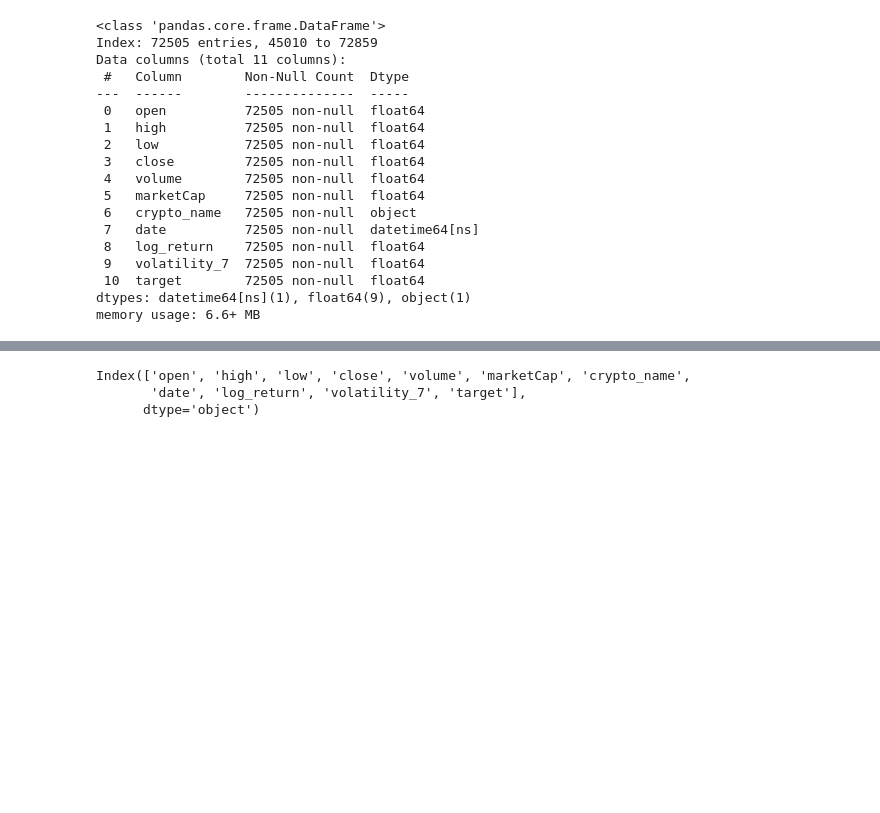
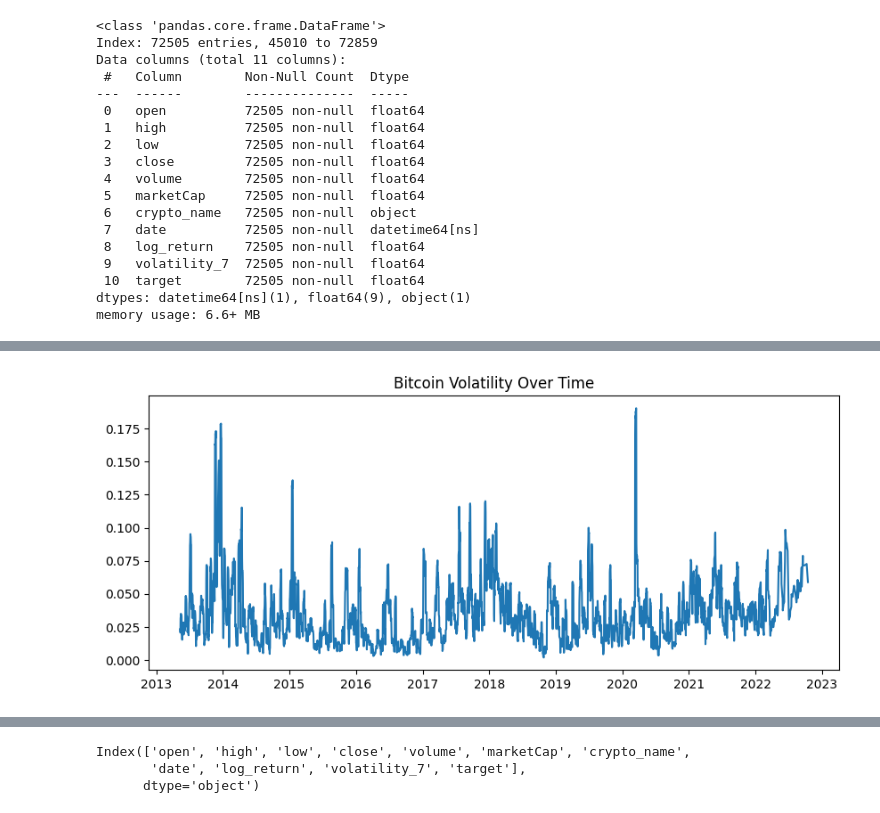
Before and after one commit to ShashikanthKungulwar/cryptocurrency-volatility, a Jupyter notebook: model_.ipynb, the cells around one changed output, grey strips where cells are left out. Cells and saved outputs as stored; diff of their text form; code cells hidden in the pictures; blank space fills up the shorter version.

```diff
--- a/model_.ipynb
+++ b/model_.ipynb
@@ -114,0 +166,9 @@ memory usage: 6.6+ MB
+# %%
+btc = df[df["crypto_name"] == "Bitcoin"]
+
+plt.figure(figsize=(10,4))
+plt.plot(btc["date"], btc["volatility_7"])
+plt.title("Bitcoin Volatility Over Time")
+plt.show()
+# %% [output]
+[figure, added]
```
Also changed, not shown: parts of 52 cells of this notebook.
